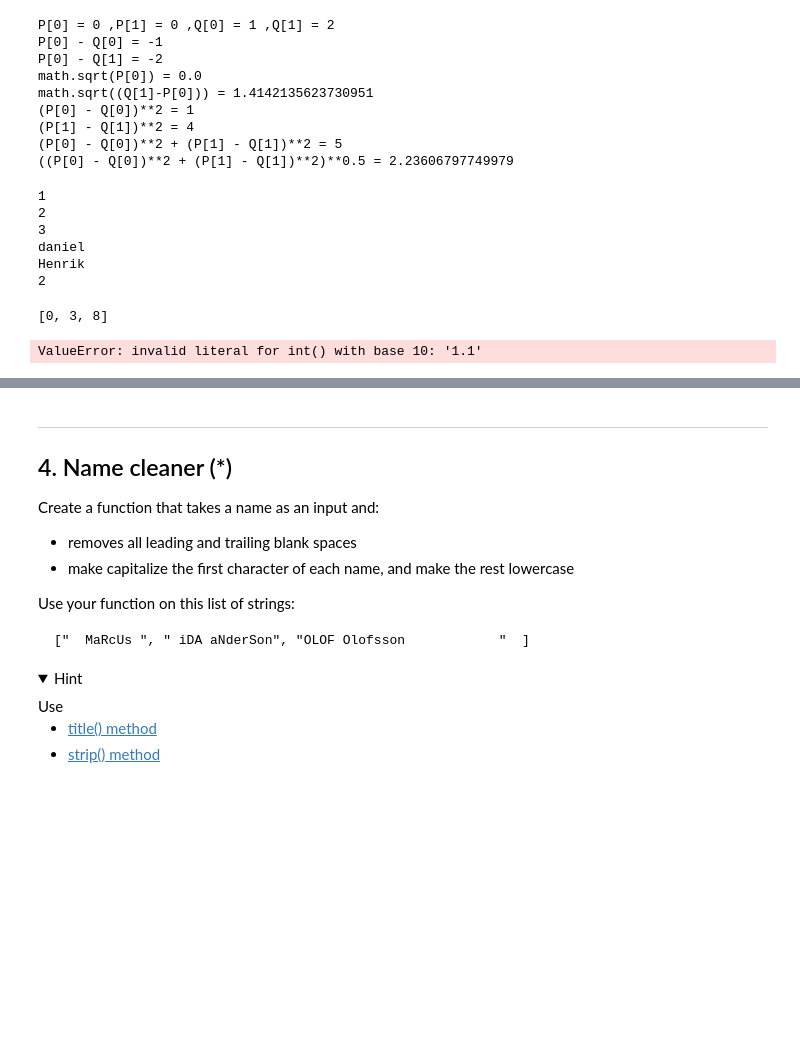
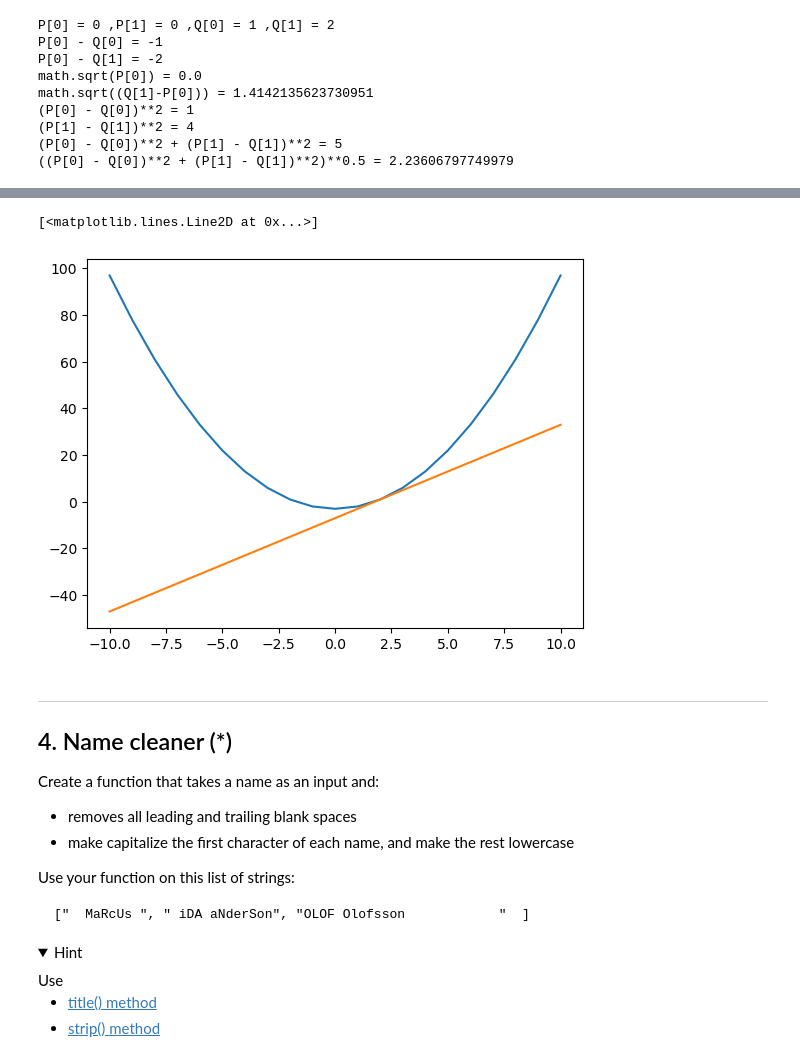
Before and after one commit to dancla240/Python_Daniel_Claesson, a Jupyter notebook: Excercises/06-functions-exericse.ipynb, the cells around one changed output, grey strips where cells are left out. Saved outputs shown, nothing was run; the diff lists cells and outputs as text; code cells hidden in the pictures; folded sections open; blank space fills up the shorter version.

```diff
--- a/Excercises/06-functions-exericse.ipynb
+++ b/Excercises/06-functions-exericse.ipynb
@@ -134,39 +134,6 @@ math.sqrt((Q[1]-P[0])) = 1.4142135623730951
 (P[1] - Q[1])**2 = 4
 (P[0] - Q[0])**2 + (P[1] - Q[1])**2 = 5
 ((P[0] - Q[0])**2 + (P[1] - Q[1])**2)**0.5 = 2.23606797749979
-# %%
-# Kollar hur det funkar med två listor som argument.
-
-def print_list(list1, list2):
-    for item in list1:
-        print(item)
-    for item in list2:
-        print(item)
-    print(list1[1])
-
-
-print_list([1,2,3,"daniel"],["Henrik"])
-# %% [output]
-1
-2
-3
-daniel
-Henrik
-2
-# %%
-# Kollar hur det funkar med en funktion som tar två listor som argument.
-
-def multiply_list(list1, list2):
-    return [list1[0]*list2[0],list1[1]*list2[1],list1[2]*list2[2]]
-
-print(multiply_list([0,1,2],[2,3,4]))
-# %% [output]
-[0, 3, 8]
-# %%
-#P = input().split(",")
-Q = int(input())
-# %% [output]
-ValueError: invalid literal for int() with base 10: '1.1'
 # %% [markdown]
 ---
 ## 3. Mathematical functions (*)
@@ -205,6 +172,33 @@ x = np.linspace(-10,10)
 <img align="left" src="../Assets/functions_graph.png" width="200"/>
 
 </details>
+# %%
+# Daniel's code
+import matplotlib.pyplot as plt
+
+x_axis = list(range(-10,11))
+
+def function_create(x_axis, a, b, c):
+    """Function returns y-values as a list, based on
+    inputs: x-values (as a list), a = intercept,
+    b = coefficient, c = x**2 term.
+    format: y = a + b*x + c*x^2, where
+    x = [-10, -9, ... 9, 10] or similar"""
+    y_values = []
+    for element in range(len(x_axis)):
+        y = a + b * x_axis[element] + c * x_axis[element]**2
+        y_values.append(y)
+    return y_values
+
+
+eq1 = function_create(x_axis, -3, 0, 1)
+eq2 = function_create(x_axis, -7, 4, 0)
+
+plt.plot(x_axis, eq1)
+plt.plot(x_axis, eq2)
+# %% [output]
+[<matplotlib.lines.Line2D at 0x...>]
+[figure, added]
 # %% [markdown]
 ---
 ## 4. Name cleaner (*)
```
Also changed, not shown: parts of 2 cells of this notebook, 4 other files.
